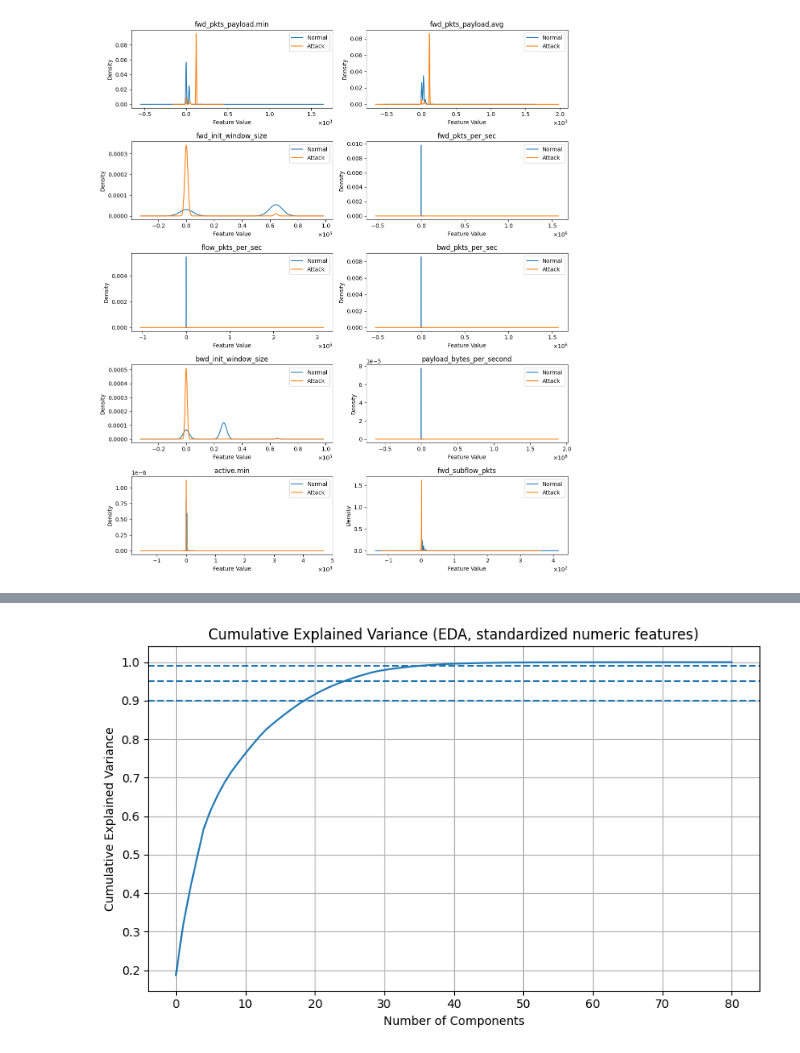
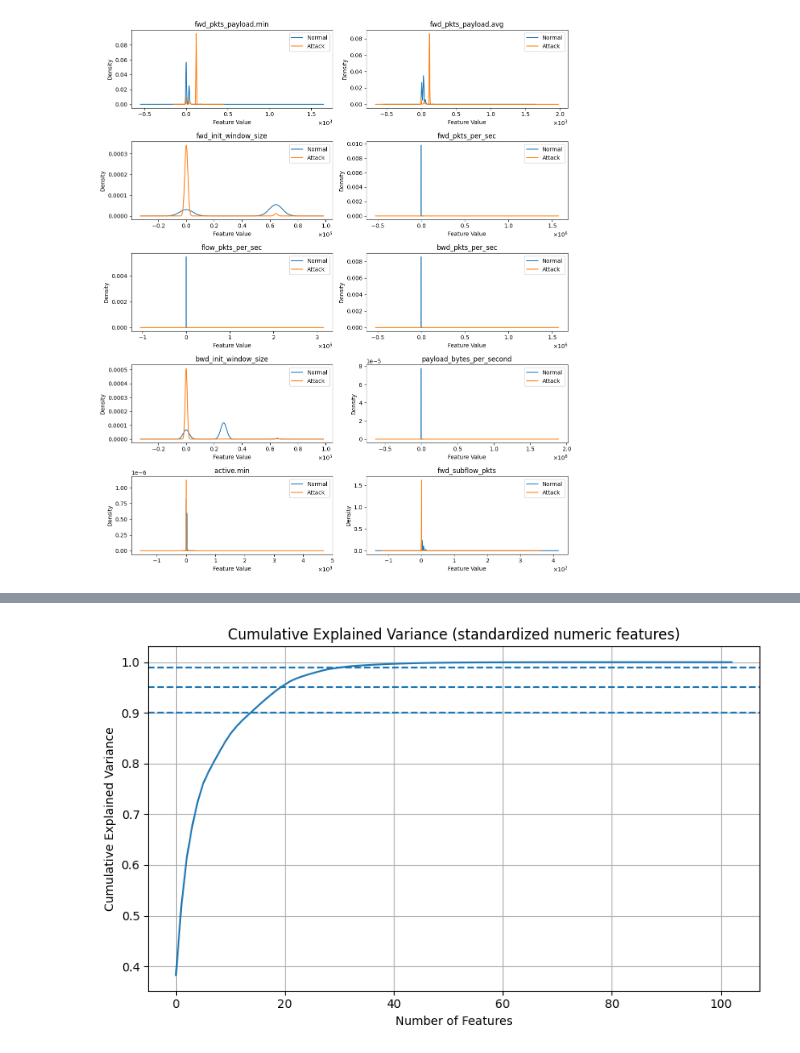
Before and after one commit to AnhJoe/Real-Time_IoT_2022_Quantized_Auto_Encoder, a Jupyter notebook: notebooks/01_eda.ipynb, the cells around one changed output, grey strips where cells are left out. Cells and saved outputs as stored; diff of their text form; code cells hidden in the pictures.

```diff
--- a/notebooks/01_eda.ipynb
+++ b/notebooks/01_eda.ipynb
@@ -106,9 +77,14 @@ df.head()
 RANDOM_STATE = 42
 NORMAL_CLASSES = {"Thing_Speak", "MQTT_Publish", "Wipro_bulb"}
 TARGET_COL = "target"
+CAT_COLS = ["service", "proto", "id.resp_p"]
 
 # Focus on numeric features for correlation annd plotting
-X_num = df.drop(columns=[TARGET_COL]).select_dtypes(include=[np.number])
+X_num = (
+    df
+    .drop(columns=[TARGET_COL] + CAT_COLS)
+    .select_dtypes(include=[np.number])
+)
 NUMERIC_FEATURES = X_num.columns.tolist()
 
 # Create masks for normal vs attack classes
@@ -683,0 +657,7 @@ plt.show()
+# %%
+#| label: tbl-rtiot-port-group
+#| tbl-cap: "Frequency distribution of grouped response port categories from id.resp_p"
+
+X_cat, port_counts = preprocess_categorical_ports(df)
+
+display(port_counts)
@@ -683,0 +696,7 @@ plt.show()
+# %%
+#| output: false
+
+# Concatenate log-scale numeric X with one-hot encoded X
+X_all = pd.concat([X_num_log, X_cat], axis=1)
+print(X_all.shape)
+print(X_all.select_dtypes(include=["object"]).columns)
@@ -690,21 +762,18 @@ plt.show()
 # %%
-# Clean numeric data for PCA (drop rows with any missing values)
-X_num_clean = X_num.dropna(axis=0)
-y_clean = df.loc[X_num_clean.index, TARGET_COL]
-
-# Standardize features (required for PCA on mixed-scale features)
-X_scaled = StandardScaler().fit_transform(X_num_clean)
+# Standardize features
+X_all_scaled = StandardScaler().fit_transform(X_all)
 
 # PCA (2D projection)
 pca_2d = PCA(n_components=2)
-X_pca_2d = pca_2d.fit_transform(X_scaled)
+X_pca_2d = pca_2d.fit_transform(X_all_scaled)
 
 evr_2d = pca_2d.explained_variance_ratio_
 
 pca_2d_df = pd.DataFrame(
-    {"PC1": X_pca_2d[:, 0], "PC2": X_pca_2d[:, 1], TARGET_COL: y_clean.values},
-    index=X_num_clean.index
+    {"PC1": X_pca_2d[:, 0], "PC2": X_pca_2d[:, 1], "binary_target": y_bin.values},
+    index=X_num.index
 )
+# display(pca_2d_df)
 # %%
 #| label: fig-rtiot-pca
 #| fig-cap: "PCA projection of RT-IoT traffic (2D) colored by normal vs attack classes. Explained variance ratios for PC1 and PC2 are indicated in the axis labels."
@@ -735,21 +804,21 @@ plt.show()
 # %%
 #| label: fig-rtiot-pca-variance
 #| fig-cap: "Cumulative explained variance of RT-IoT traffic features. Horizontal dashed lines indicate common thresholds (90%, 95%, 99%) for intrinsic dimensionality estimation."
 
-# Cumulative explained variance (intrinsic dimensionality proxy)
-pca_full = PCA().fit(X_scaled)
+# Cumulative explained variance
+pca_full = PCA().fit(X_all_scaled)
 cum = np.cumsum(pca_full.explained_variance_ratio_)
 
 plt.figure(figsize=(8, 5))
 plt.plot(cum)
 plt.axhline(0.90, linestyle="--")
 plt.axhline(0.95, linestyle="--")
 plt.axhline(0.99, linestyle="--")
-plt.xlabel("Number of Components")
+plt.xlabel("Number of Features")
 plt.ylabel("Cumulative Explained Variance")
-plt.title("Cumulative Explained Variance (EDA, standardized numeric features)")
+plt.title("Cumulative Explained Variance (standardized numeric features)")
 plt.grid(True)
 plt.tight_layout()
 plt.show()
 # %% [output]
-[figure, old version]
+[figure, new version]
```
Also changed, not shown: parts of 37 cells of this notebook, 9 other files.
